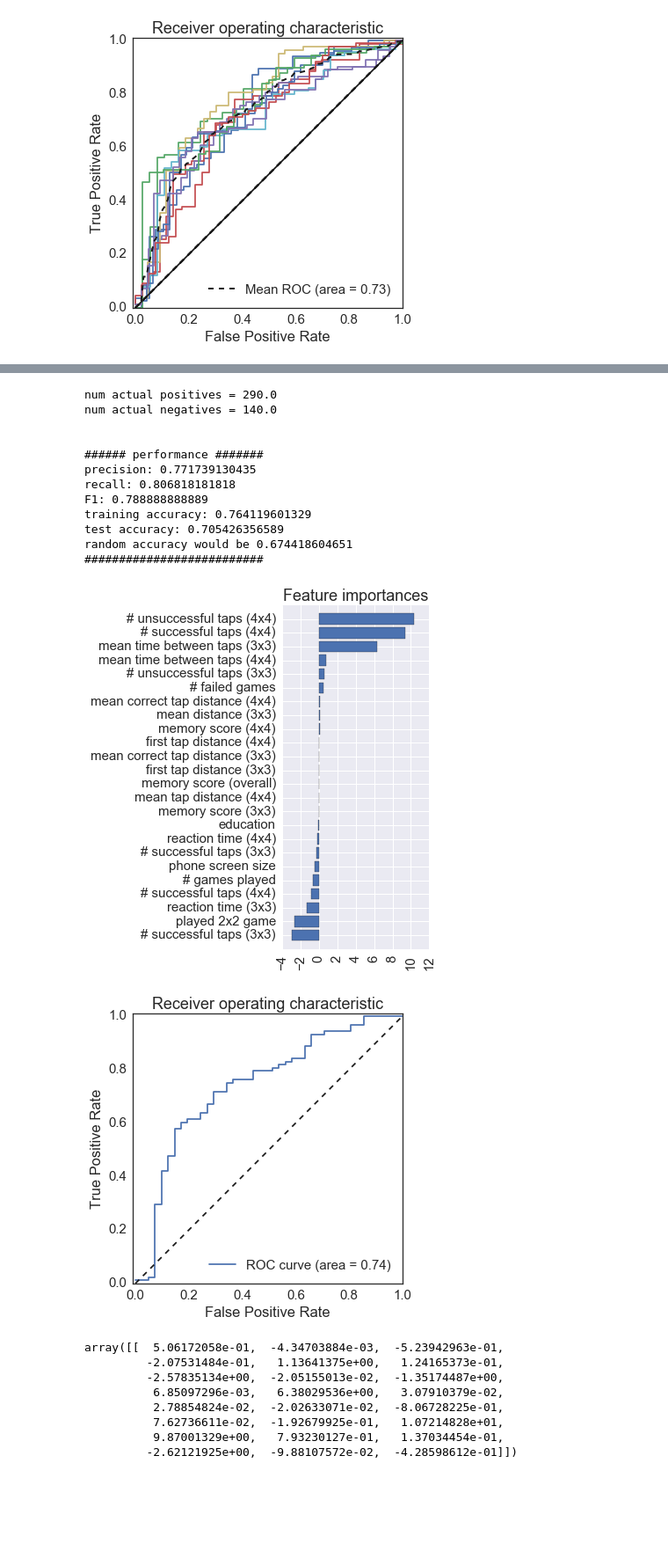
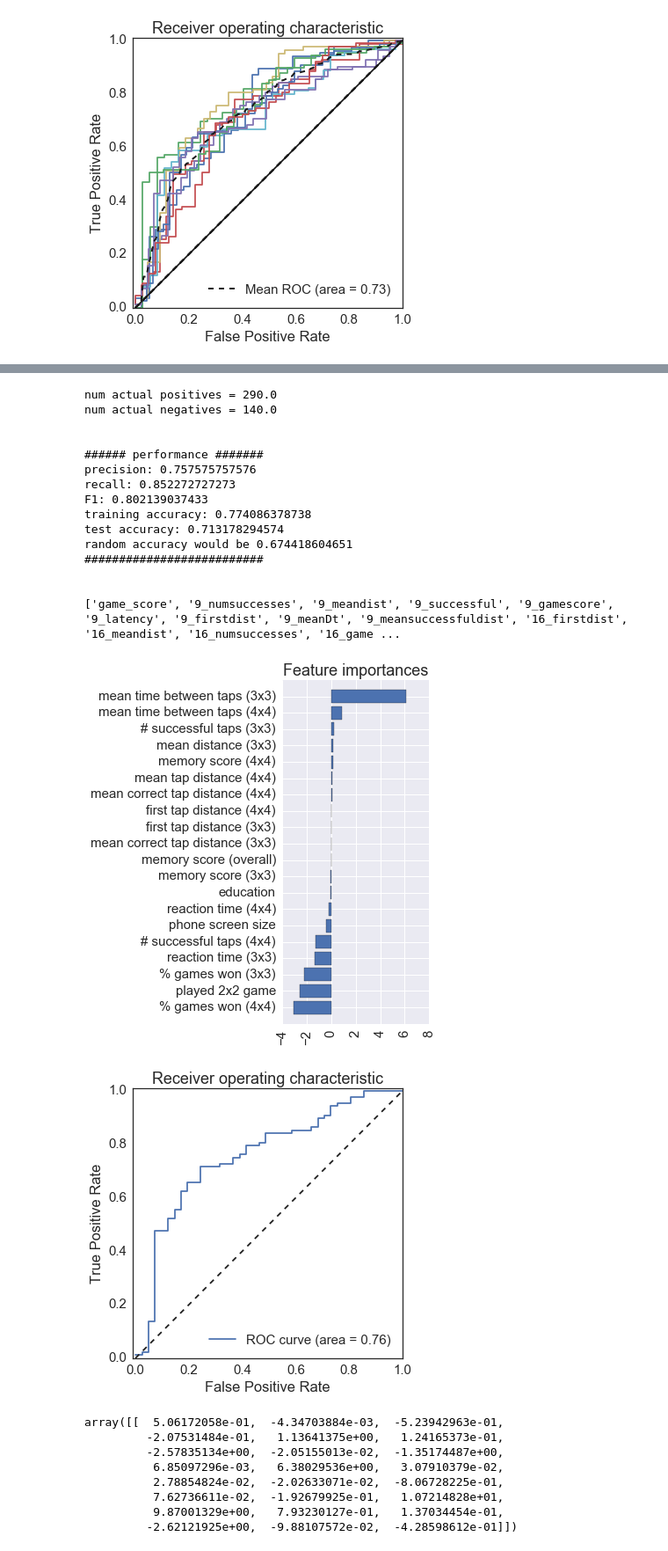
Before and after one commit to mattoby/mpower_memory, a Jupyter notebook: Memory_troubleshooting_ML.ipynb, the cells around one changed output, grey strips where cells are left out. Shown at 88% size. Drawn from its saved outputs; the diff is of its cells as text; code cells hidden in the pictures; blank space fills up the shorter version.

```diff
--- a/Memory_troubleshooting_ML.ipynb
+++ b/Memory_troubleshooting_ML.ipynb
@@ -1189,6 +1190,10 @@ features.remove('smartphone')
 features.remove('gender')
 features.remove('age')
 featureToMean = ['healthCode']
+features.remove('16_numunsuccesses')
+features.remove('9_numunsuccesses')
+features.remove('game_numGames')
+features.remove('game_numFails')
 MLexcludecols = []
 labelcol = 'hasParkinsons'
 
@@ -1197,6 +1202,7 @@ datasample = data[data['age']>agecutoff]
 
 outs = mt.build_ML_model(datasample, features, labelcol=labelcol, toPlot=[1,1,1], toPrint=True, MLexcludecols=MLexcludecols, modelType='logisticregression', featureToMean=featureToMean)
 model, fdf, X, y, X_names, y_name, X_train, X_test, y_train, y_test, train_acc, test_acc, rand_acc, y_pred, y_pred_proba = outs
+print features
 # %% [output]
 Features converted to numbers:
 
@@ -1215,17 +1220,20 @@ na rows have been dropped (if there were any)
 num actual positives = 290.0
 num actual negatives = 140.0
 
 
 ###### performance #######
-precision: 0.771739130435
-recall: 0.806818181818
-F1: 0.788888888889
-training accuracy: 0.764119601329
-test accuracy: 0.705426356589
+precision: 0.757575757576
+recall: 0.852272727273
+F1: 0.802139037433
+training accuracy: 0.774086378738
+test accuracy: 0.713178294574
 random accuracy would be 0.674418604651
 ##########################
+
+
+['game_score', '9_numsuccesses', '9_meandist', '9_successful', '9_gamescore', '9_latency', '9_firstdist', '9_meanDt', '9_meansuccessfuldist', '16_firstdist', '16_meandist', '16_numsuccesses', '16_game ...
-[figure, old version]
+[figure, new version]
-[figure, old version]
+[figure, new version]
 # %%
 model.coef_
 # %% [output]
```
Also changed, not shown: parts of 8 cells of this notebook, 1 other file.
